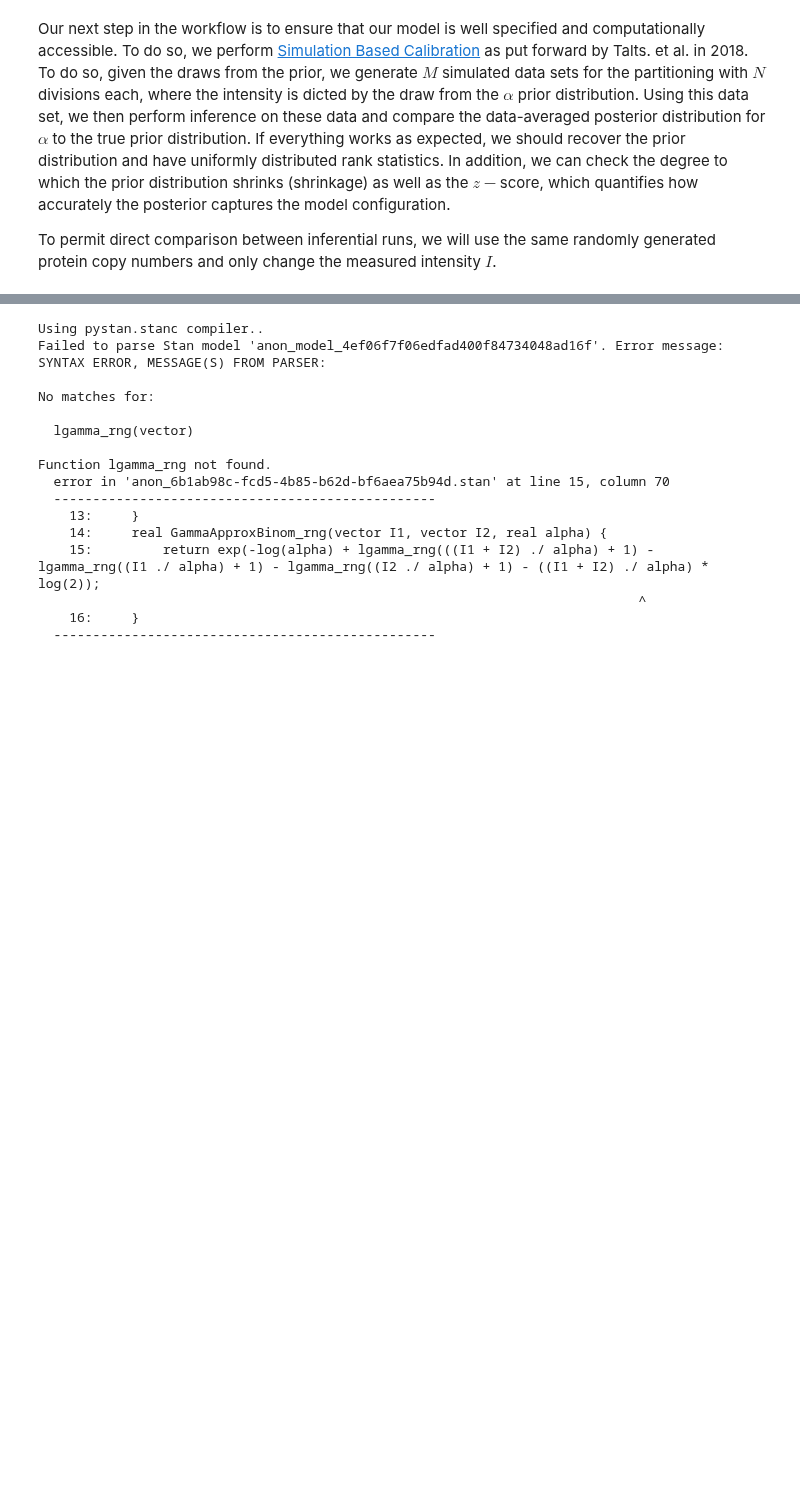
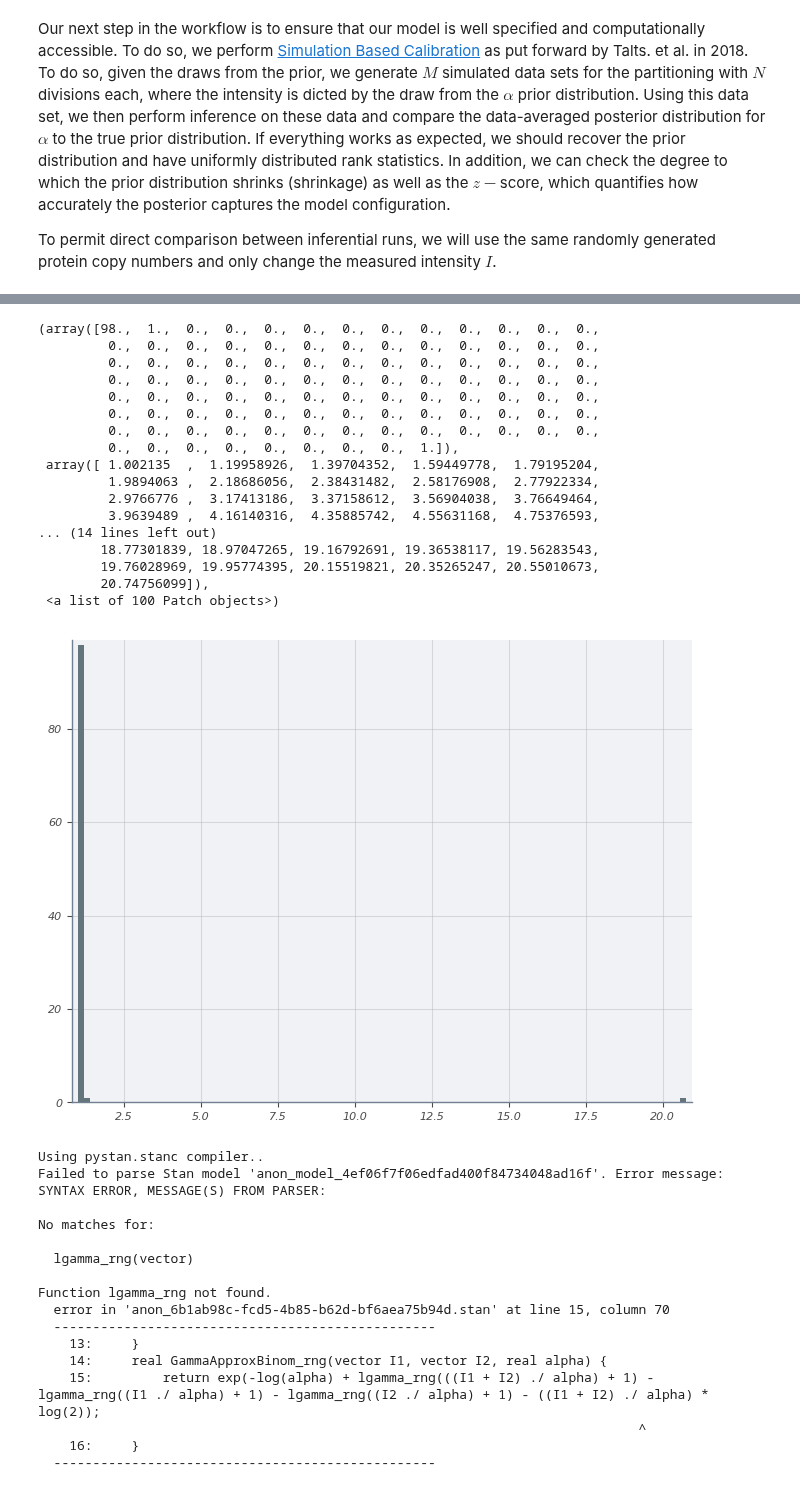
Before and after one commit to RPGroup-PBoC/mwc_growth, a Jupyter notebook: code/notebooks/principled_calibration_workflow.ipynb, the cells around one changed output, grey strips where cells are left out. Saved outputs shown, nothing was run; the diff lists cells and outputs as text; code cells hidden in the pictures; blank space fills up the shorter version.

```diff
--- a/code/notebooks/principled_calibration_workflow.ipynb
+++ b/code/notebooks/principled_calibration_workflow.ipynb
@@ -236,7 +266,26 @@ plt.xlim([0, 1])
 # %%
-bins = np.logspace(3, 6, 100)
-plt.hist(sbc_df['mean_alpha'], bins=bins)
-plt.xscale('log')
+
+plt.hist(sbc_df['mean_alpha'], bins=100)
+# plt.xscale('log')
+# %% [output]
+(array([98.,  1.,  0.,  0.,  0.,  0.,  0.,  0.,  0.,  0.,  0.,  0.,  0.,
+         0.,  0.,  0.,  0.,  0.,  0.,  0.,  0.,  0.,  0.,  0.,  0.,  0.,
+         0.,  0.,  0.,  0.,  0.,  0.,  0.,  0.,  0.,  0.,  0.,  0.,  0.,
+         0.,  0.,  0.,  0.,  0.,  0.,  0.,  0.,  0.,  0.,  0.,  0.,  0.,
+         0.,  0.,  0.,  0.,  0.,  0.,  0.,  0.,  0.,  0.,  0.,  0.,  0.,
+         0.,  0.,  0.,  0.,  0.,  0.,  0.,  0.,  0.,  0.,  0.,  0.,  0.,
+         0.,  0.,  0.,  0.,  0.,  0.,  0.,  0.,  0.,  0.,  0.,  0.,  0.,
+         0.,  0.,  0.,  0.,  0.,  0.,  0.,  0.,  1.]),
+ array([ 1.002135  ,  1.19958926,  1.39704352,  1.59449778,  1.79195204,
+         1.9894063 ,  2.18686056,  2.38431482,  2.58176908,  2.77922334,
+         2.9766776 ,  3.17413186,  3.37158612,  3.56904038,  3.76649464,
+         3.9639489 ,  4.16140316,  4.35885742,  4.55631168,  4.75376593,
+... (14 lines left out)
+        18.77301839, 18.97047265, 19.16792691, 19.36538117, 19.56283543,
+        19.76028969, 19.95774395, 20.15519821, 20.35265247, 20.55010673,
+        20.74756099]),
+ <a list of 100 Patch objects>)
+[figure, added]
 # %%
 output = joblib.Parallel(n_jobs=mp.cpu_count())(joblib.delayed(sbc)(a) for a in alpha_draws)
 # %%
```
Also changed, not shown: parts of 10 cells of this notebook, 1 other file.
